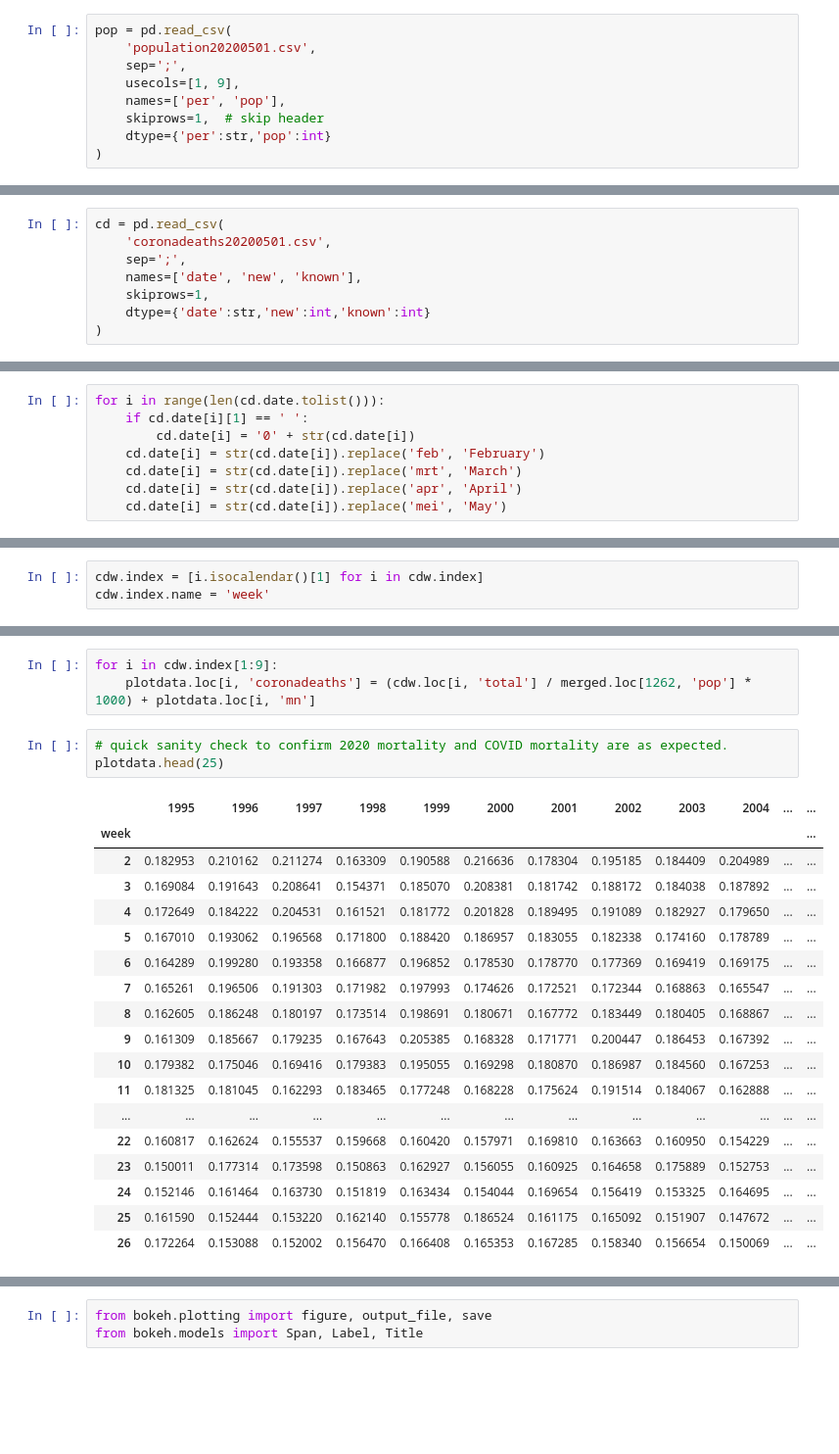
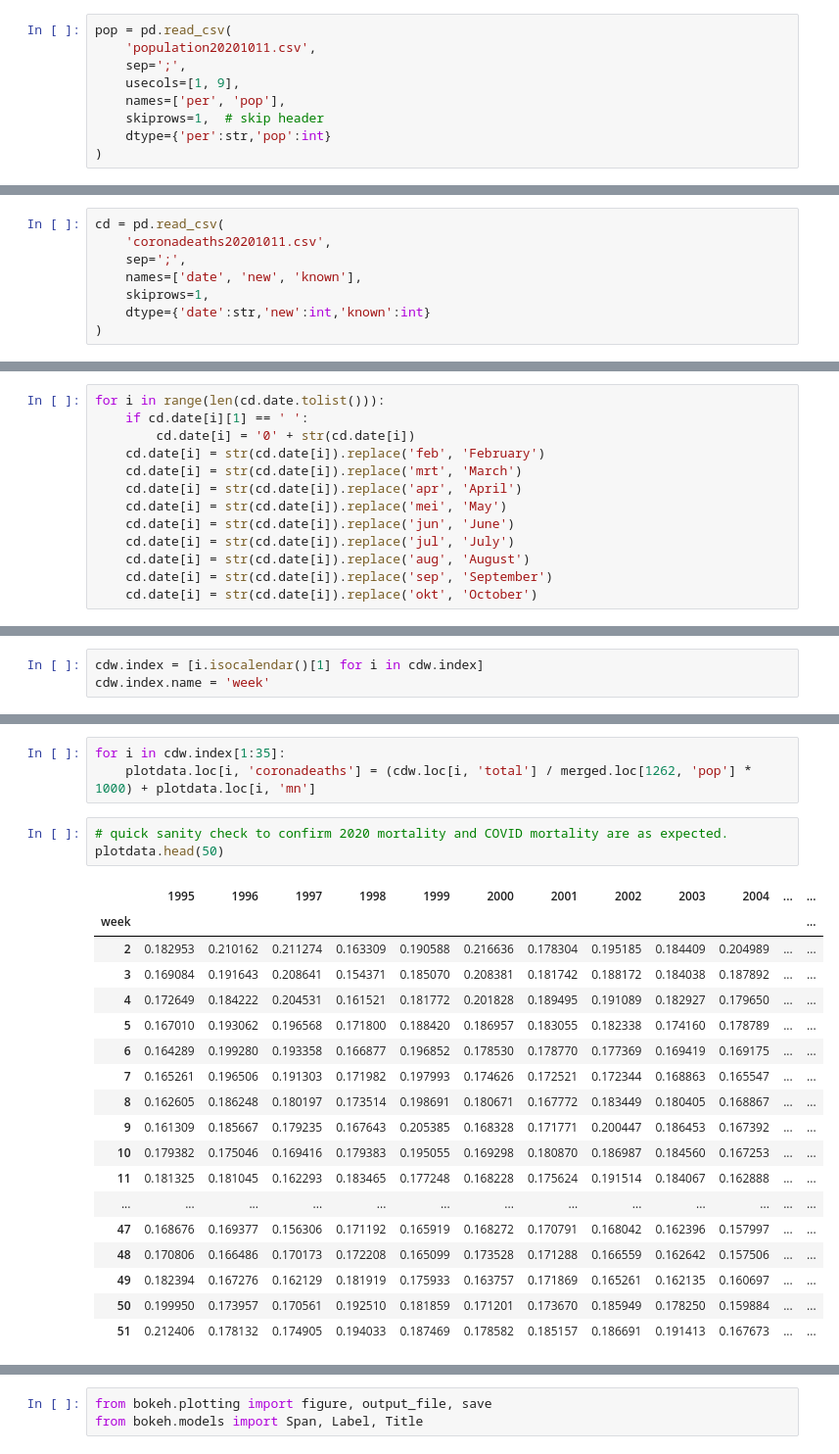
Before and after one commit to gidven/nl-mortality-covid, a Jupyter notebook: weekly-mortality.ipynb, the cells around one changed output, grey strips where cells are left out. Shown at 98% size. Drawn from its saved outputs; the diff is of its cells as text; blank space fills up the shorter version.

```diff
--- a/weekly-mortality.ipynb
+++ b/weekly-mortality.ipynb
@@ -77,6 +77,6 @@ deceased.plot(x='dt')
 # %%
 pop = pd.read_csv(
-    'population20200501.csv',
+    'population20201011.csv',
     sep=';',
     usecols=[1, 9],
     names=['per', 'pop'],
@@ -158,7 +158,7 @@ plotdata['lower'] = plotdata['mn'] - 2 * plotdata['s']  # lower 2-sigma CI level
 plotdata = plotdata.drop('s', axis=1)  # remove standard deviation from plotdata
 # %%
 cd = pd.read_csv(
-    'coronadeaths20200501.csv',
+    'coronadeaths20201011.csv',
     sep=';',
     names=['date', 'new', 'known'],
     skiprows=1,
@@ -174,3 +174,8 @@ for i in range(len(cd.date.tolist())):
     cd.date[i] = str(cd.date[i]).replace('mrt', 'March')
     cd.date[i] = str(cd.date[i]).replace('apr', 'April')
     cd.date[i] = str(cd.date[i]).replace('mei', 'May')
+    cd.date[i] = str(cd.date[i]).replace('jun', 'June')
+    cd.date[i] = str(cd.date[i]).replace('jul', 'July')
+    cd.date[i] = str(cd.date[i]).replace('aug', 'August')
+    cd.date[i] = str(cd.date[i]).replace('sep', 'September')
+    cd.date[i] = str(cd.date[i]).replace('okt', 'October')
@@ -216,25 +251,25 @@ cdw
 # %%
-for i in cdw.index[1:9]:
+for i in cdw.index[1:35]:
     plotdata.loc[i, 'coronadeaths'] = (cdw.loc[i, 'total'] / merged.loc[1262, 'pop'] * 1000) + plotdata.loc[i, 'mn']
 # %%
 # quick sanity check to confirm 2020 mortality and COVID mortality are as expected.
-plotdata.head(25)
+plotdata.head(50)
 # %% [output]
 |  | 1995 | 1996 | 1997 | 1998 | 1999 | 2000 | 2001 | 2002 | 2003 | 2004 | ... | ... |
 | week |  |  |  |  |  |  |  |  |  |  |  | ... |
 | 2 | 0.182953 | 0.210162 | 0.211274 | 0.163309 | 0.190588 | 0.216636 | 0.178304 | 0.195185 | 0.184409 | 0.204989 | ... | ... |
 | 3 | 0.169084 | 0.191643 | 0.208641 | 0.154371 | 0.185070 | 0.208381 | 0.181742 | 0.188172 | 0.184038 | 0.187892 | ... | ... |
 | 4 | 0.172649 | 0.184222 | 0.204531 | 0.161521 | 0.181772 | 0.201828 | 0.189495 | 0.191089 | 0.182927 | 0.179650 | ... | ... |
 | 5 | 0.167010 | 0.193062 | 0.196568 | 0.171800 | 0.188420 | 0.186957 | 0.183055 | 0.182338 | 0.174160 | 0.178789 | ... | ... |
 | 6 | 0.164289 | 0.199280 | 0.193358 | 0.166877 | 0.196852 | 0.178530 | 0.178770 | 0.177369 | 0.169419 | 0.169175 | ... | ... |
 | 7 | 0.165261 | 0.196506 | 0.191303 | 0.171982 | 0.197993 | 0.174626 | 0.172521 | 0.172344 | 0.168863 | 0.165547 | ... | ... |
 | 8 | 0.162605 | 0.186248 | 0.180197 | 0.173514 | 0.198691 | 0.180671 | 0.167772 | 0.183449 | 0.180405 | 0.168867 | ... | ... |
 | 9 | 0.161309 | 0.185667 | 0.179235 | 0.167643 | 0.205385 | 0.168328 | 0.171771 | 0.200447 | 0.186453 | 0.167392 | ... | ... |
 | 10 | 0.179382 | 0.175046 | 0.169416 | 0.179383 | 0.195055 | 0.169298 | 0.180870 | 0.186987 | 0.184560 | 0.167253 | ... | ... |
 | 11 | 0.181325 | 0.181045 | 0.162293 | 0.183465 | 0.177248 | 0.168228 | 0.175624 | 0.191514 | 0.184067 | 0.162888 | ... | ... |
 | ... | ... | ... | ... | ... | ... | ... | ... | ... | ... | ... | ... | ... |
-| 22 | 0.160817 | 0.162624 | 0.155537 | 0.159668 | 0.160420 | 0.157971 | 0.169810 | 0.163663 | 0.160950 | 0.154229 | ... | ... |
-| 23 | 0.150011 | 0.177314 | 0.173598 | 0.150863 | 0.162927 | 0.156055 | 0.160925 | 0.164658 | 0.175889 | 0.152753 | ... | ... |
-| 24 | 0.152146 | 0.161464 | 0.163730 | 0.151819 | 0.163434 | 0.154044 | 0.169654 | 0.156419 | 0.153325 | 0.164695 | ... | ... |
-| 25 | 0.161590 | 0.152444 | 0.153220 | 0.162140 | 0.155778 | 0.186524 | 0.161175 | 0.165092 | 0.151907 | 0.147672 | ... | ... |
-| 26 | 0.172264 | 0.153088 | 0.152002 | 0.156470 | 0.166408 | 0.165353 | 0.167285 | 0.158340 | 0.156654 | 0.150069 | ... | ... |
+| 47 | 0.168676 | 0.169377 | 0.156306 | 0.171192 | 0.165919 | 0.168272 | 0.170791 | 0.168042 | 0.162396 | 0.157997 | ... | ... |
+| 48 | 0.170806 | 0.166486 | 0.170173 | 0.172208 | 0.165099 | 0.173528 | 0.171288 | 0.166559 | 0.162642 | 0.157506 | ... | ... |
+| 49 | 0.182394 | 0.167276 | 0.162129 | 0.181919 | 0.175933 | 0.163757 | 0.171869 | 0.165261 | 0.162135 | 0.160697 | ... | ... |
+| 50 | 0.199950 | 0.173957 | 0.170561 | 0.192510 | 0.181859 | 0.171201 | 0.173670 | 0.185949 | 0.178250 | 0.159884 | ... | ... |
+| 51 | 0.212406 | 0.178132 | 0.174905 | 0.194033 | 0.187469 | 0.178582 | 0.185157 | 0.186691 | 0.191413 | 0.167673 | ... | ... |
```
Also changed, not shown: parts of 10 cells of this notebook, 6 other files.
